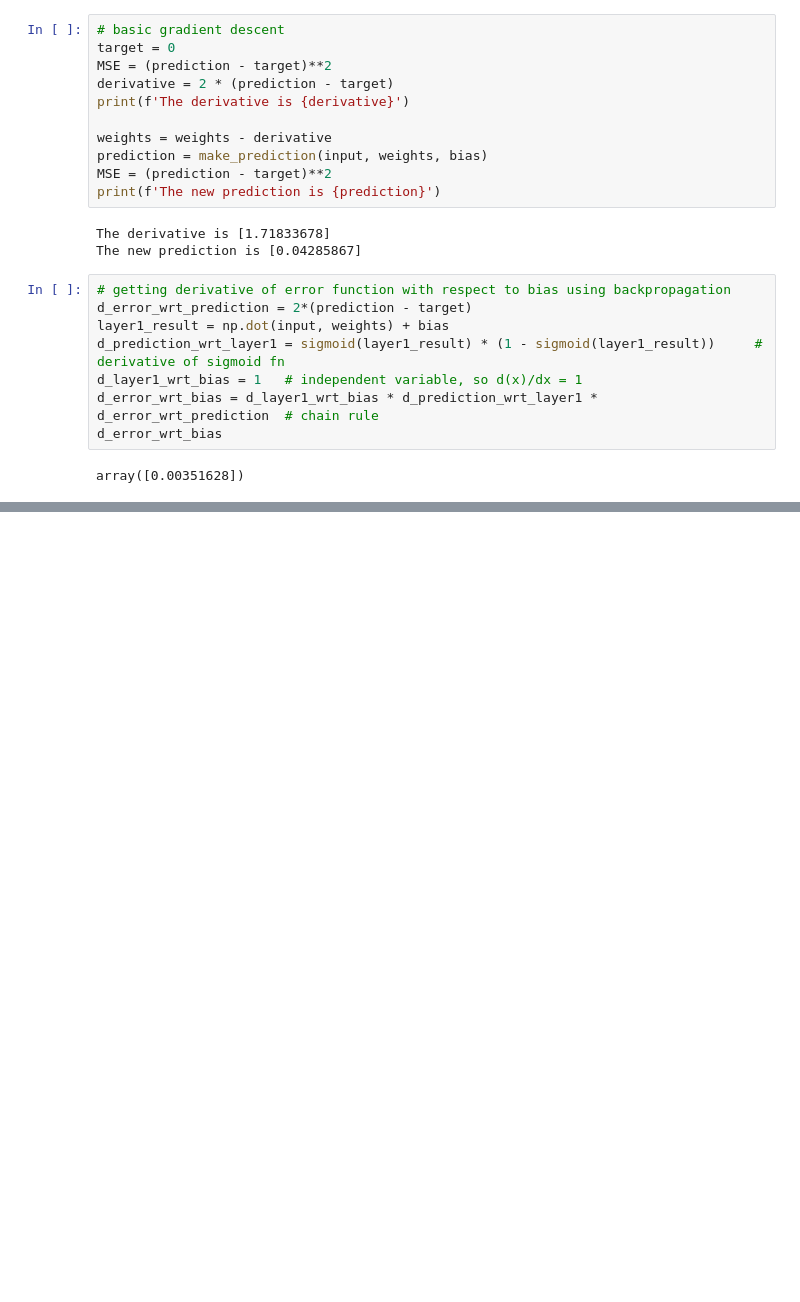
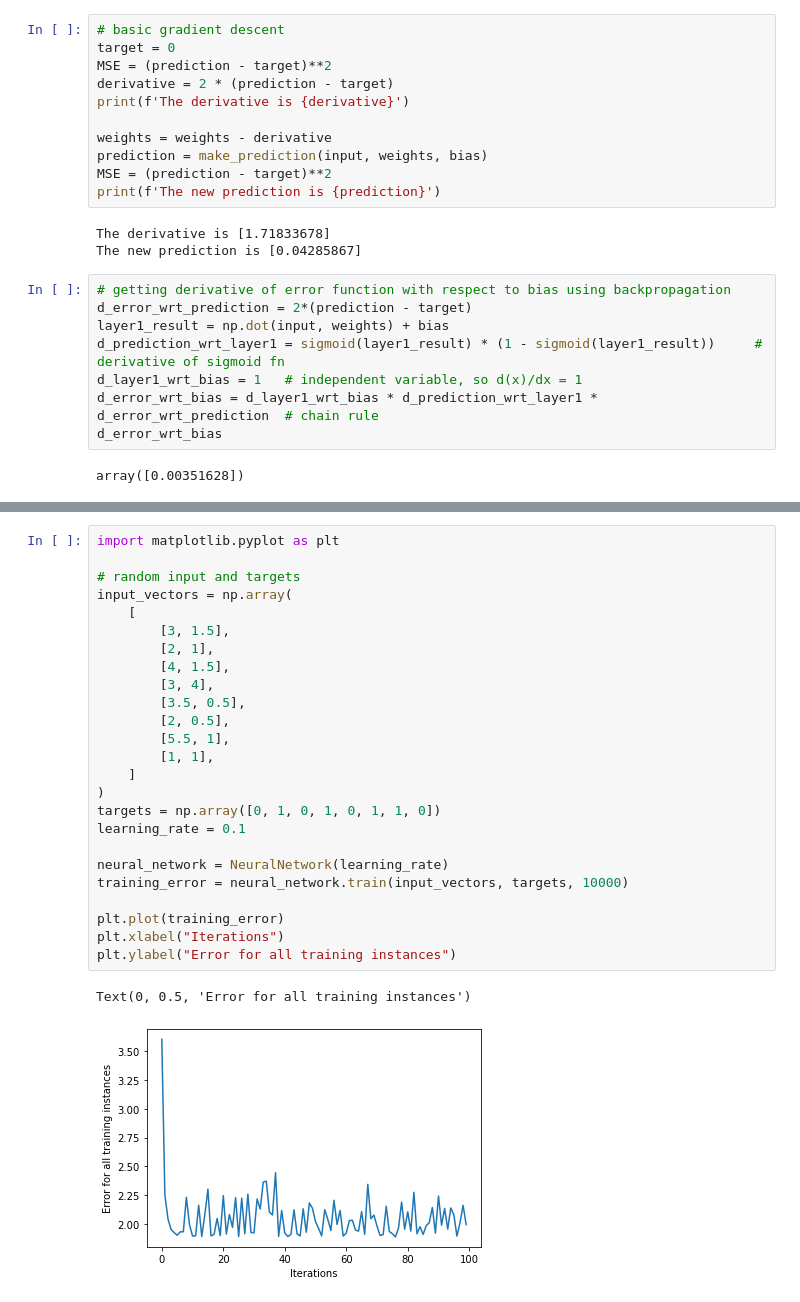
Before and after one commit to maaverik/adventures-in-data-science, a Jupyter notebook: neural-net.ipynb, the cells around one changed output, grey strips where cells are left out. Saved outputs shown, nothing was run; the diff lists cells and outputs as text; blank space fills up the shorter version.

Commit message:
Train function and a few dry runs done

```diff
--- a/neural-net.ipynb
+++ b/neural-net.ipynb
@@ -80,0 +112,28 @@ class NeuralNetwork:
+# %%
+import matplotlib.pyplot as plt
+
+# random input and targets
+input_vectors = np.array(
+    [
+        [3, 1.5],
+        [2, 1],
+        [4, 1.5],
+        [3, 4],
+        [3.5, 0.5],
+        [2, 0.5],
+        [5.5, 1],
+        [1, 1],
+    ]
+)
+targets = np.array([0, 1, 0, 1, 0, 1, 1, 0])
+learning_rate = 0.1
+
+neural_network = NeuralNetwork(learning_rate)
+training_error = neural_network.train(input_vectors, targets, 10000)
+
+plt.plot(training_error)
+plt.xlabel("Iterations")
+plt.ylabel("Error for all training instances")
+# %% [output]
+Text(0, 0.5, 'Error for all training instances')
+[figure, added]
```
Also changed, not shown: parts of 4 cells of this notebook.
